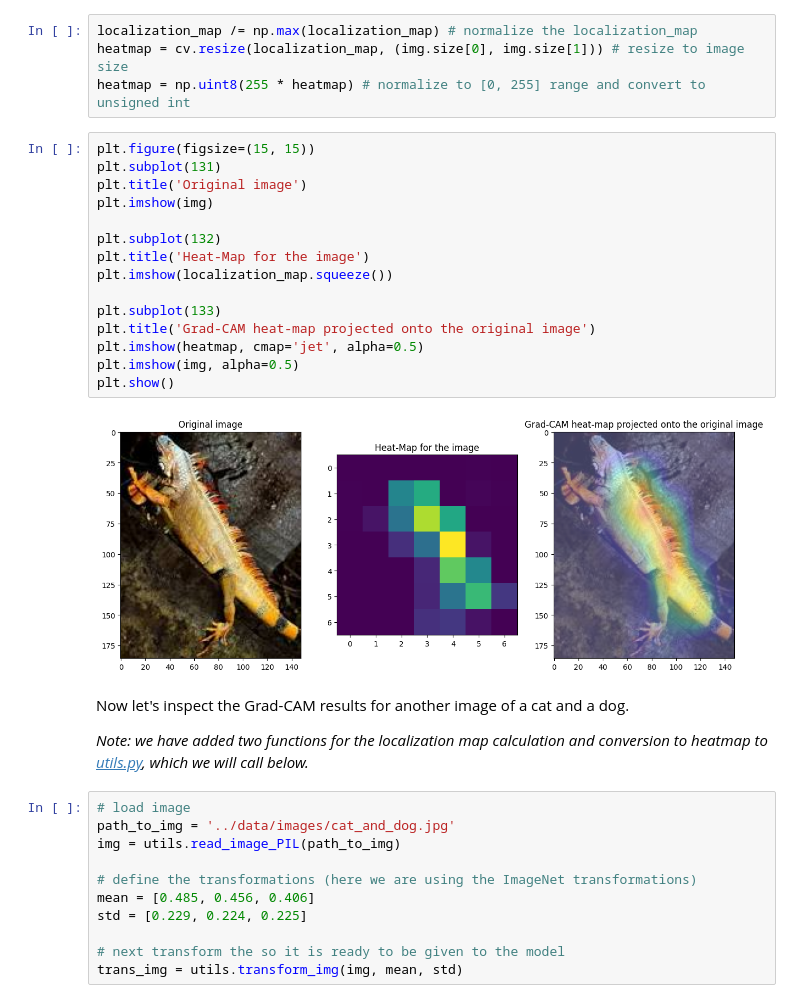
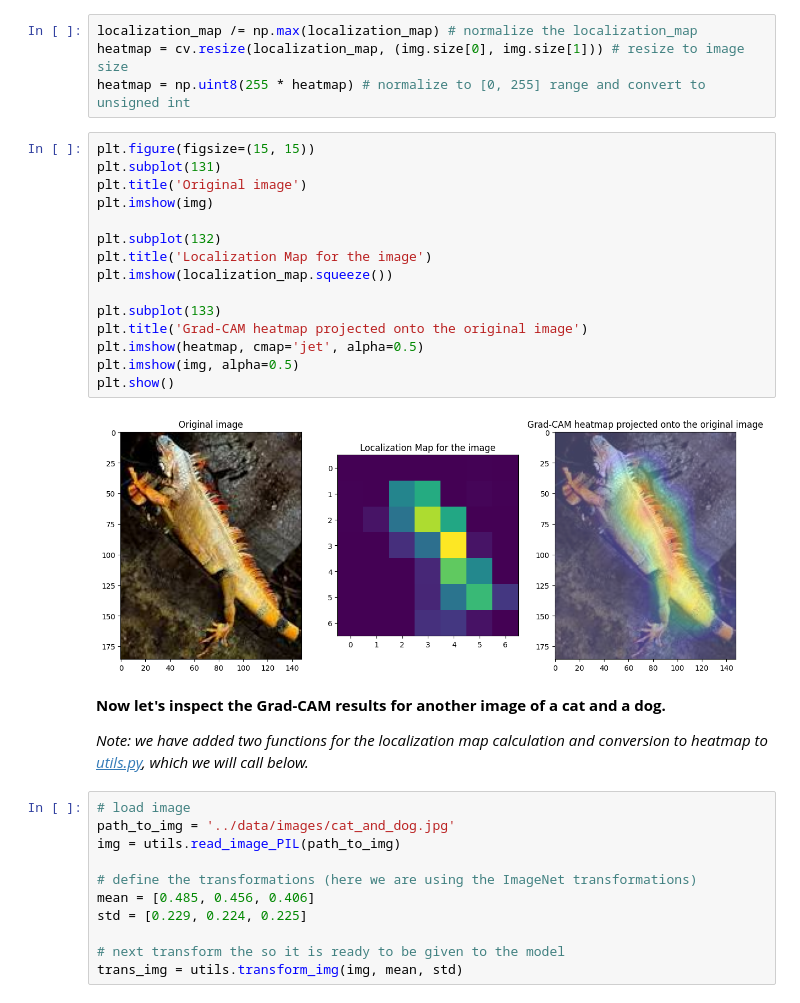
Before and after one commit to aseuteurideu/xai-tutorials, a Jupyter notebook: xai-for-cnn/2-Tutorial_Grad-CAM_for_images.ipynb, the cells around one changed output. Cells and saved outputs as stored; diff of their text form.

```diff
--- a/xai-for-cnn/2-Tutorial_Grad-CAM_for_images.ipynb
+++ b/xai-for-cnn/2-Tutorial_Grad-CAM_for_images.ipynb
@@ -166,22 +166,22 @@ heatmap = np.uint8(255 * heatmap) # normalize to [0, 255] range and convert to u
 # %%
 plt.figure(figsize=(15, 15))
 plt.subplot(131)
 plt.title('Original image')
 plt.imshow(img)
 
 plt.subplot(132)
-plt.title('Heat-Map for the image')
+plt.title('Localization Map for the image')
 plt.imshow(localization_map.squeeze())
 
 plt.subplot(133)
-plt.title('Grad-CAM heat-map projected onto the original image')
+plt.title('Grad-CAM heatmap projected onto the original image')
 plt.imshow(heatmap, cmap='jet', alpha=0.5)
 plt.imshow(img, alpha=0.5)
 plt.show()
 # %% [output]
-[figure, old version]
+[figure, new version]
 # %% [markdown]
-Now let's inspect the Grad-CAM results for another image of a cat and a dog.
+**Now let's inspect the Grad-CAM results for another image of a cat and a dog.**
 
 *Note: we have added two functions for the localization map calculation and conversion to heatmap to [utils.py](./utils.py), which we will call below.*
 # %%
```
Also changed, not shown: parts of 4 cells of this notebook, 1 other file.
